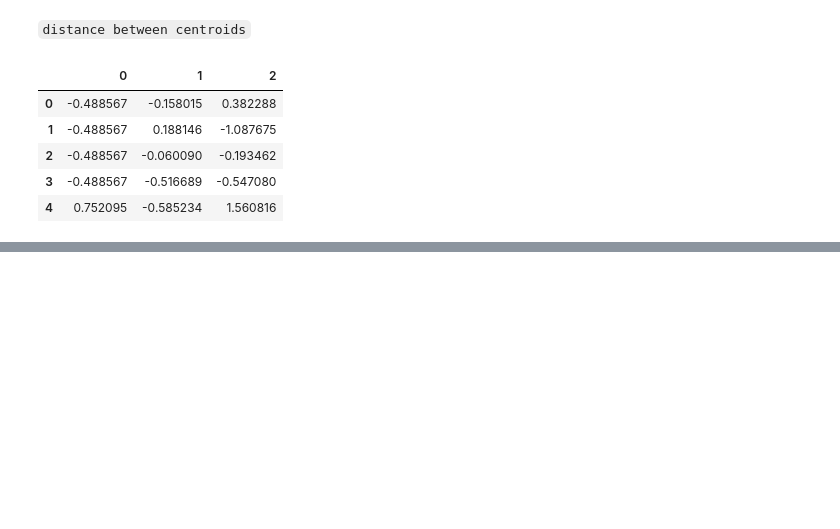
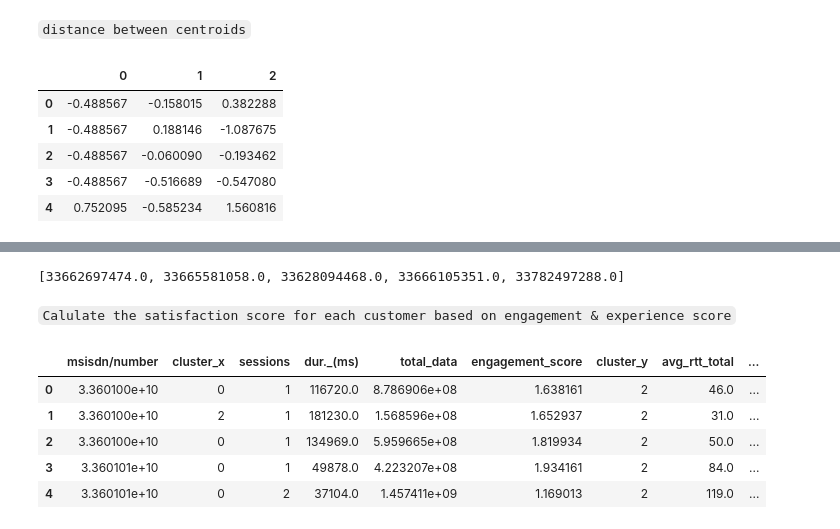
Before and after one commit to HenokD11/Analytics-Telecom-Data, a Jupyter notebook: notebooks/UserSatisfaction.ipynb, the cells around one changed output, grey strips where cells are left out. Cells and saved outputs as stored; diff of their text form; code cells hidden in the pictures; blank space fills up the shorter version.

```diff
--- a/notebooks/UserSatisfaction.ipynb
+++ b/notebooks/UserSatisfaction.ipynb
@@ -139,0 +174,7 @@ pd.DataFrame(scaled_array).head(5)
+# %%
+exp_df = user_expr.set_index('msisdn/number')
+distance = kmeans2.fit_transform(data_normalized)
+distance_from_worest_experiance = list(
+    map(lambda x: x[0], distance))
+user_expr['experience_score'] = distance_from_worest_experiance
+user_expr.head(5)
@@ -139,0 +188,11 @@ pd.DataFrame(scaled_array).head(5)
+# %%
+user_eng_id = user_eng['msisdn/number'].values
+user_expr_id = user_expr['msisdn/number'].values
+user_intersection = list(
+    set(user_eng_id).intersection(user_expr_id))
+user_intersection[:5]
+# %% [output]
+[33662697474.0, 33665581058.0, 33628094468.0, 33666105351.0, 33782497288.0]
+# %%
+user_eng_df = user_eng[user_eng['msisdn/number'].isin(
+    user_intersection)]
@@ -139,0 +202,14 @@ pd.DataFrame(scaled_array).head(5)
+# %% [markdown]
+`Calulate the satisfaction score for each customer based on engagement & experience score`
+# %%
+user_df = pd.merge(user_eng_df, user_exper_df, on='msisdn/number')
+user_df['satisfaction_score'] = (
+    user_df['engagement_score'] + user_df['experience_score'])/2
+user_df.head(5)
+# %% [output]
+|  | msisdn/number | cluster_x | sessions | dur._(ms) | total_data | engagement_score | cluster_y | avg_rtt_total | ... |
+| 0 | 3.360100e+10 | 0 | 1 | 116720.0 | 8.786906e+08 | 1.638161 | 2 | 46.0 | ... |
+| 1 | 3.360100e+10 | 2 | 1 | 181230.0 | 1.568596e+08 | 1.652937 | 2 | 31.0 | ... |
+| 2 | 3.360100e+10 | 0 | 1 | 134969.0 | 5.959665e+08 | 1.819934 | 2 | 50.0 | ... |
+| 3 | 3.360101e+10 | 0 | 1 | 49878.0 | 4.223207e+08 | 1.934161 | 2 | 84.0 | ... |
+| 4 | 3.360101e+10 | 0 | 2 | 37104.0 | 1.457411e+09 | 1.169013 | 2 | 119.0 | ... |
```
Also changed, not shown: parts of 22 cells of this notebook, 1 other file.
